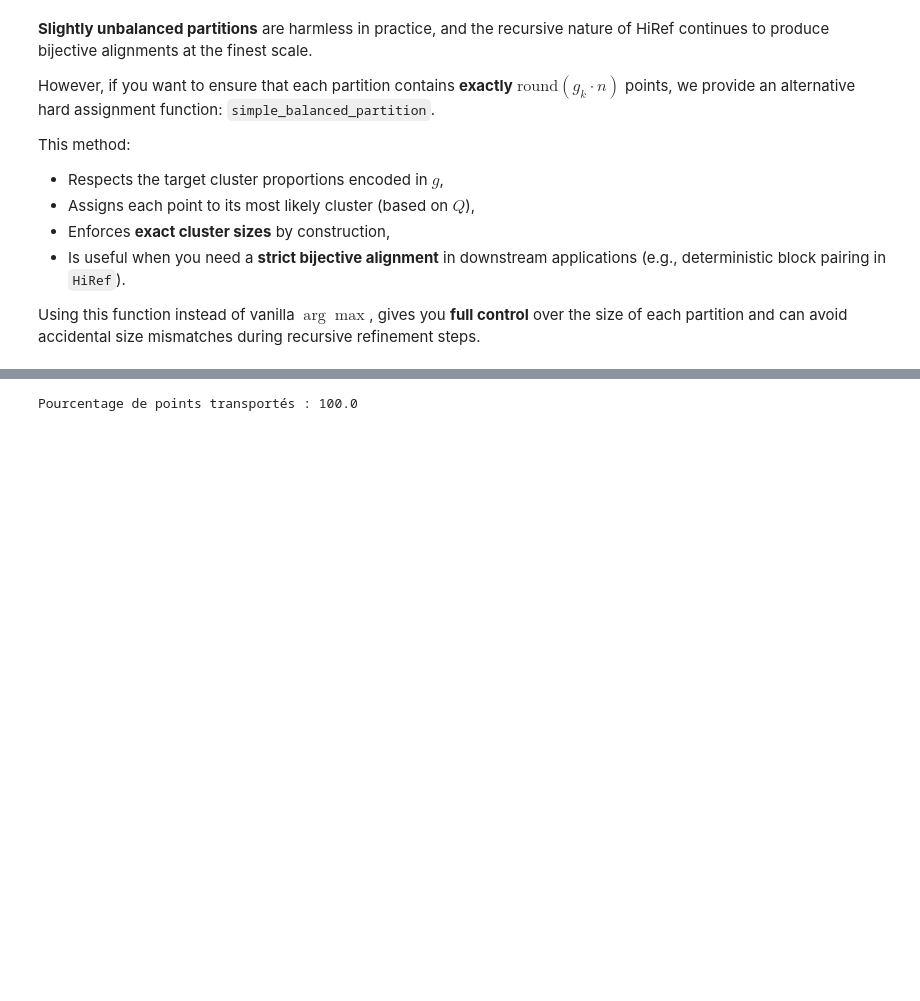
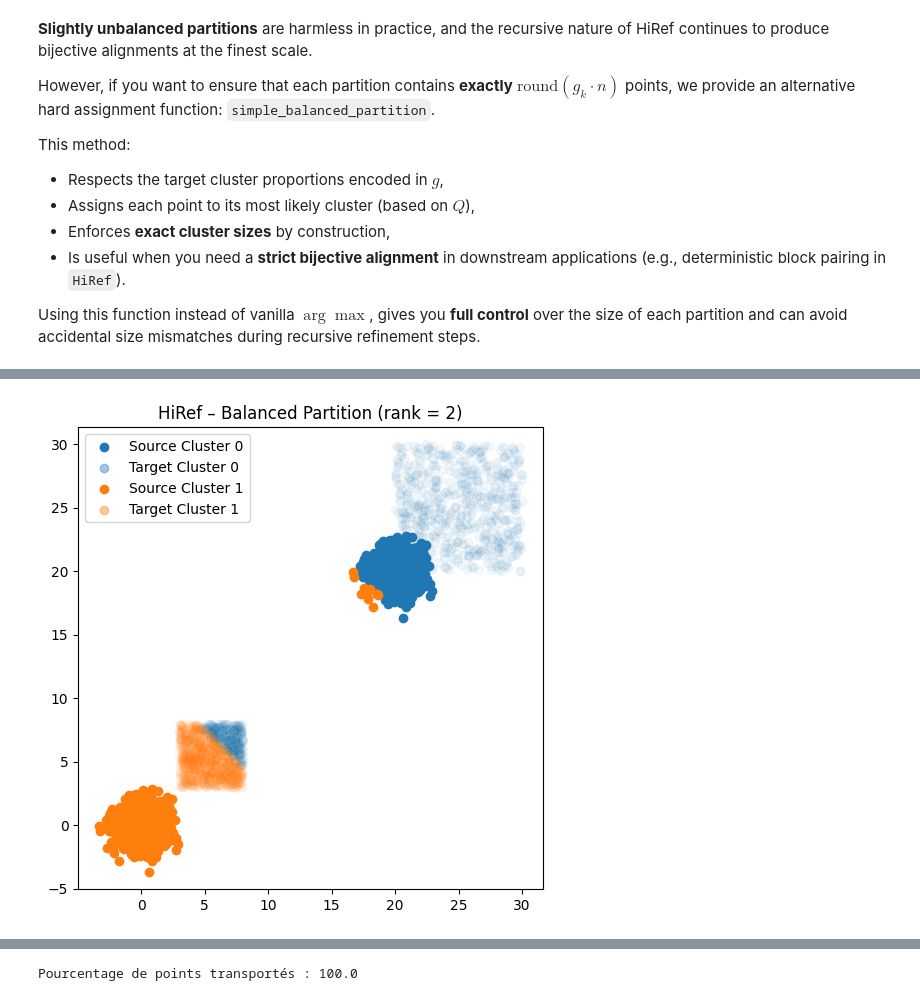
Before and after one commit to PaulToudret/ENSAE-OT_Projet, a Jupyter notebook: OT_Demo copy 3.ipynb, the cells around one changed output, grey strips where cells are left out. Saved outputs shown, nothing was run; the diff lists cells and outputs as text; code cells hidden in the pictures; blank space fills up the shorter version.

```diff
--- a/OT_Demo copy 3.ipynb
+++ b/OT_Demo copy 3.ipynb
@@ -352,0 +370,39 @@ KeyboardInterrupt:
+# %%
+import matplotlib.pyplot as plt
+
+# Balanced labels
+partition_x = simple_balanced_partition(Q, g)
+partition_y = simple_balanced_partition(R, g)
+
+# Build masks for cluster 0 and 1
+mask_x0 = (partition_x == 0)
+mask_x1 = ~mask_x0
+mask_y0 = (partition_y == 0)
+mask_y1 = ~mask_y0
+
+# Automatic alpha based on number of points
+n = x.shape[0]
+
+# Use consistent colors across source/target for each cluster
+colors = ["tab:blue", "tab:orange"]
+
+plt.figure(figsize=(6, 6))
+
+# Cluster 0: source and target in same color
+plt.scatter(x[mask_x0, 0], x[mask_x0, 1], c=colors[0], alpha=1, label=None)
+plt.scatter(y[mask_y0, 0], y[mask_y0, 1], c=colors[0], alpha=alpha_auto, label=None)
+plt.scatter([], [], c=colors[0], alpha=1.0, label="Source Cluster 0")
+plt.scatter([], [], c=colors[0], alpha=0.4, label="Target Cluster 0")
+
+# Cluster 1
+plt.scatter(x[mask_x1, 0], x[mask_x1, 1], c=colors[1], alpha=1, label=None)
+plt.scatter(y[mask_y1, 0], y[mask_y1, 1], c=colors[1], alpha=alpha_auto, label=None)
+plt.scatter([], [], c=colors[1], alpha=1.0, label="Source Cluster 1")
+plt.scatter([], [], c=colors[1], alpha=0.4, label="Target Cluster 1")
+
+plt.legend()
+plt.title("HiRef – Balanced Partition (rank = 2)")
+plt.axis("equal")
+plt.show()
+# %% [output]
+[figure, added]
```
Also changed, not shown: parts of 20 cells of this notebook, 1 other file.
